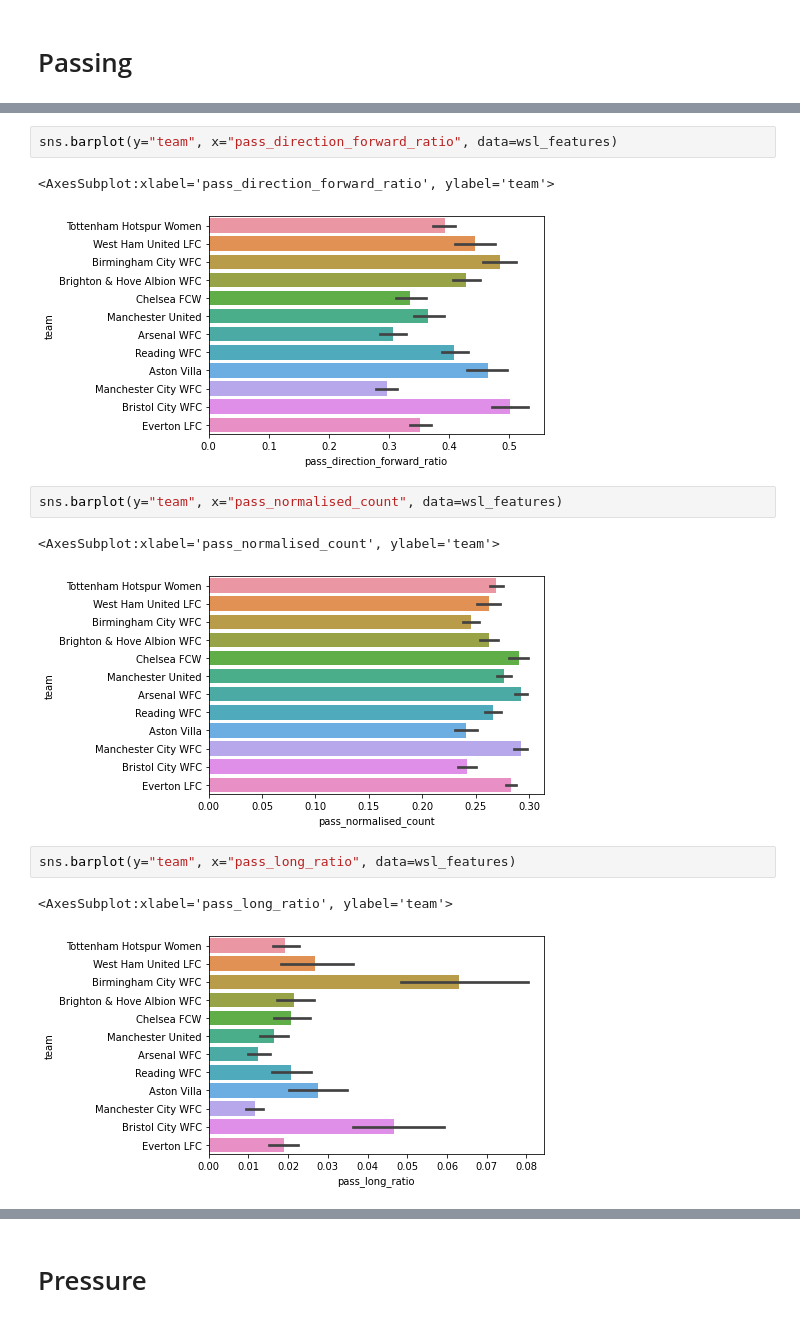
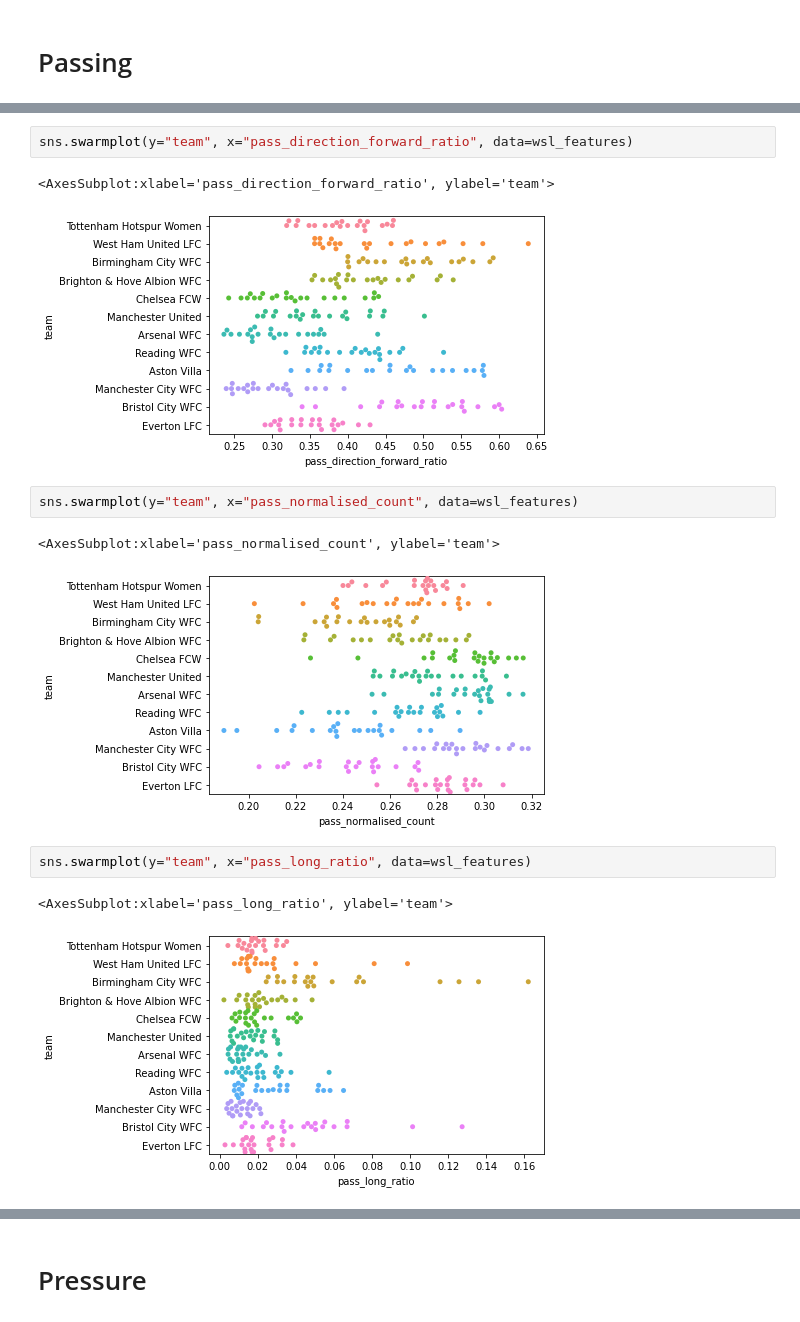
Before and after one commit to Duncan-Hunter/statsbomb_features, a Jupyter notebook: modelling.ipynb, the cells around one changed output, grey strips where cells are left out. Cells and saved outputs as stored; diff of their text form.

```diff
--- a/modelling.ipynb
+++ b/modelling.ipynb
@@ -46,16 +59,16 @@ sns.barplot(y="team", x="ratio_Pass_vertical_zone_forward", data=wsl_features)
 # %%
-sns.barplot(y="team", x="pass_direction_forward_ratio", data=wsl_features)
+sns.swarmplot(y="team", x="pass_direction_forward_ratio", data=wsl_features)
 # %% [output]
 <AxesSubplot:xlabel='pass_direction_forward_ratio', ylabel='team'>
-[figure, old version]
+[figure, new version]
 # %%
-sns.barplot(y="team", x="pass_normalised_count", data=wsl_features)
+sns.swarmplot(y="team", x="pass_normalised_count", data=wsl_features)
 # %% [output]
 <AxesSubplot:xlabel='pass_normalised_count', ylabel='team'>
-[figure, old version]
+[figure, new version]
 # %%
-sns.barplot(y="team", x="pass_long_ratio", data=wsl_features)
+sns.swarmplot(y="team", x="pass_long_ratio", data=wsl_features)
 # %% [output]
 <AxesSubplot:xlabel='pass_long_ratio', ylabel='team'>
-[figure, old version]
+[figure, new version]
 # %%
```
Also changed, not shown: parts of 10 cells of this notebook, 1 other file.
